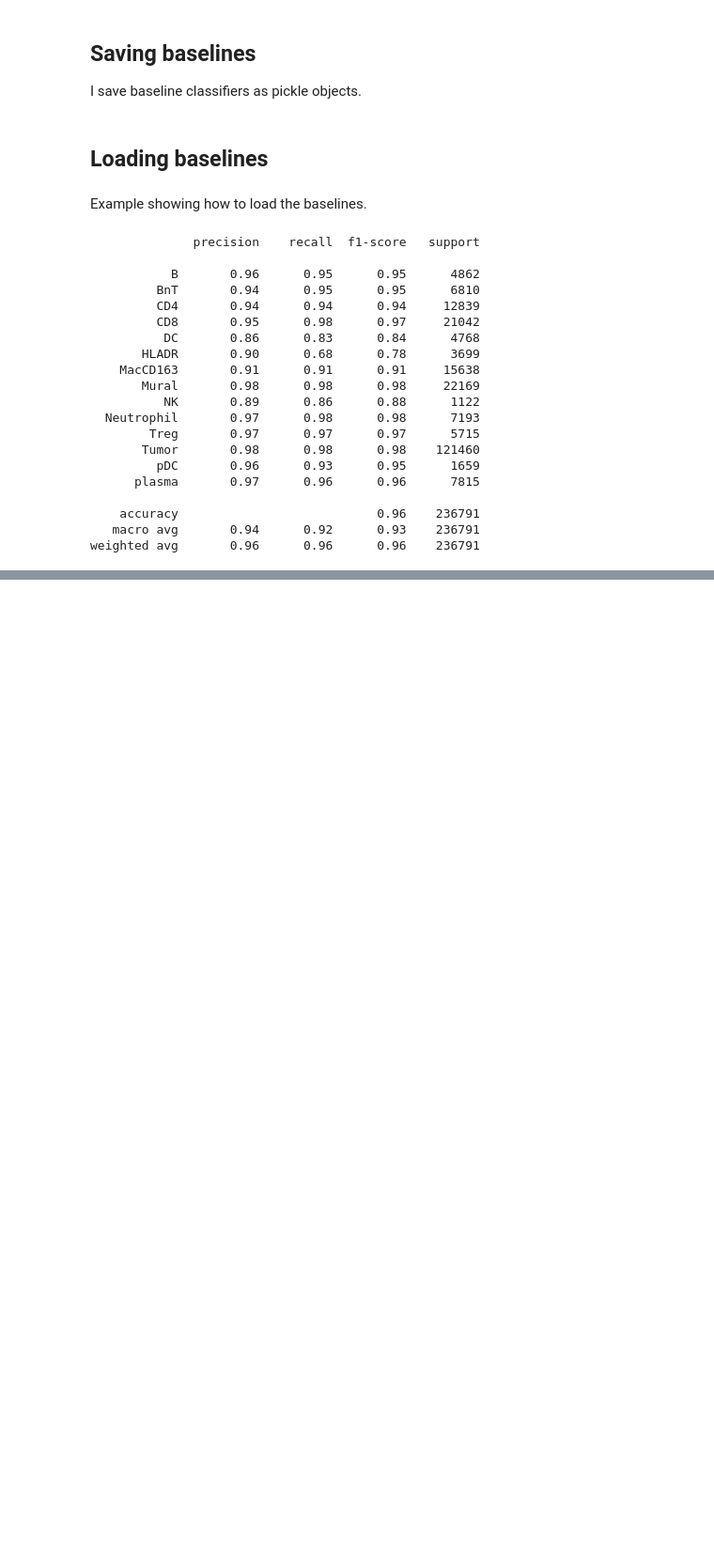
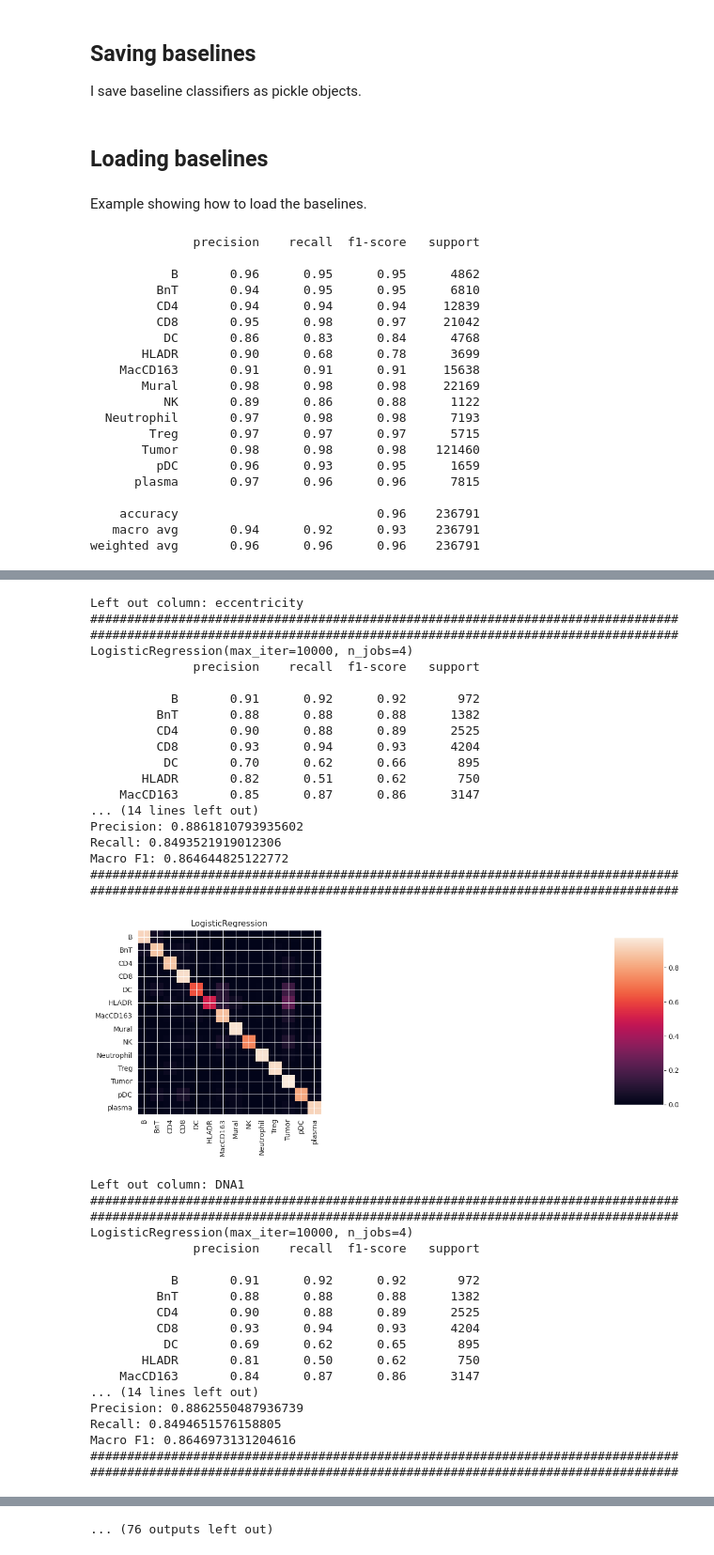
Before and after one commit to wtrawinska/Deep_learning_project, a Jupyter notebook: DL4DS_Team_Project_Baselines.ipynb, the cells around one changed output, grey strips where cells are left out. Shown at 94% size. Saved outputs shown, nothing was run; the diff lists cells and outputs as text; code cells hidden in the pictures; blank space fills up the shorter version.

Commit message:
Feature importance analysis.

```diff
--- a/DL4DS_Team_Project_Baselines.ipynb
+++ b/DL4DS_Team_Project_Baselines.ipynb
@@ -145,3 +145,6 @@ train_anndata.obs.head()
 | IMMUcan_batch20191023_10032145-TH... | IMMUcan_batch20191023_10032145-TH... | IMMUcan_batch20191023_10032145-TH... | 7.0 | 431.916667 | 0.750000 | 12.0 | 5.294329 | 2.862220 | ... |
 | IMMUcan_batch20191023_10032145-TH... | IMMUcan_batch20191023_10032145-TH... | IMMUcan_batch20191023_10032145-TH... | 8.0 | 116.931034 | 1.206897 | 29.0 | 9.216670 | 4.112503 | ... |
 5 rows × 39 columns
+# %%
+test = train_anndata.obs[train_anndata.obs["image"] == "IMMUcan_Batch20220908_S-220729-00002_002.tiff"]
+test["cell_labels"].value_counts()
@@ -377,7 +466,7 @@ def cv(dataset, classifs, num_splits=1, predicts='type', test_set=None, random_s
         y_pred = clf.predict(X)
         y_pred_proba = clf.predict_proba(X)
         print(classification_report(y, y_pred))
-        mxs.append(confusion_matrix(y, y_pred))
+        mxs.append(confusion_matrix(y, y_pred, normalize='true'))
         print(f"ROC: {roc_auc_score(y, y_pred_proba, multi_class='ovr')}")
         print(f"Acc: {accuracy_score(y, y_pred)}")
         print(f"Precision: {precision_score(y, y_pred, average='macro')}")
@@ -507,0 +622,5 @@ weighted avg       0.96      0.96      0.96    236791
+# %%
+anov = f_classif(data_set.drop(columns='type'), data_set['type'])
+print(anov[0])
+indi = np.argsort(anov[0])[::-1]
+data_set.columns[indi]
@@ -507,0 +647,60 @@ weighted avg       0.96      0.96      0.96    236791
+# %%
+from matplotlib import pyplot as plt
+for column in data_set.columns[indi]:
+    print(f"Left out column: {column}")
+    cp = data_set.copy()
+    cp.drop(column, axis=1, inplace=True)
+    mx, base = cv(cp, [LogisticRegression(max_iter=10000, n_jobs=4)], num_splits=1)
+    ticks = train_anndata.obs['cell_labels'].astype('category').cat.categories
+    fig, axs = plt.subplots(1, 1)
+    for i in range(1):
+        im = axs.imshow(mx[i])
+        axs.set_title(f"{type(classifiers[i]).__name__}")
+        axs.set_xticks(range(len(ticks)))
+        axs.set_yticks(range(len(ticks)))
+        axs.set_xticklabels(ticks, rotation=90)
+        axs.set_yticklabels(ticks)
+
+    fig.set_figwidth(20)
+    fig.subplots_adjust(right=0.8)
+    cbar_ax = fig.add_axes([0.85, 0.15, 0.05, 0.7])
+    fig.colorbar(im, cax=cbar_ax)
+
+
+    plt.show()
+# %% [output]
+Left out column: eccentricity
+################################################################################################################################################################
+LogisticRegression(max_iter=10000, n_jobs=4)
+              precision    recall  f1-score   support
+
+           B       0.91      0.92      0.92       972
+         BnT       0.88      0.88      0.88      1382
+         CD4       0.90      0.88      0.89      2525
+         CD8       0.93      0.94      0.93      4204
+          DC       0.70      0.62      0.66       895
+       HLADR       0.82      0.51      0.62       750
+    MacCD163       0.85      0.87      0.86      3147
+... (14 lines left out)
+Precision: 0.8861810793935602
+Recall: 0.8493521919012306
+Macro F1: 0.864644825122772
+################################################################################################################################################################
+[figure, added]
+Left out column: DNA1
+################################################################################################################################################################
+LogisticRegression(max_iter=10000, n_jobs=4)
+              precision    recall  f1-score   support
+
+           B       0.91      0.92      0.92       972
+         BnT       0.88      0.88      0.88      1382
+         CD4       0.90      0.88      0.89      2525
+         CD8       0.93      0.94      0.93      4204
+          DC       0.69      0.62      0.65       895
+       HLADR       0.81      0.50      0.62       750
+    MacCD163       0.84      0.87      0.86      3147
+... (14 lines left out)
+Precision: 0.8862550487936739
+Recall: 0.8494651576158805
+Macro F1: 0.8646973131204616
+################################################################################################################################################################
@@ -507,0 +780 @@ weighted avg       0.96      0.96      0.96    236791
+... (76 outputs left out)
```
Also changed, not shown: parts of 14 cells of this notebook.
